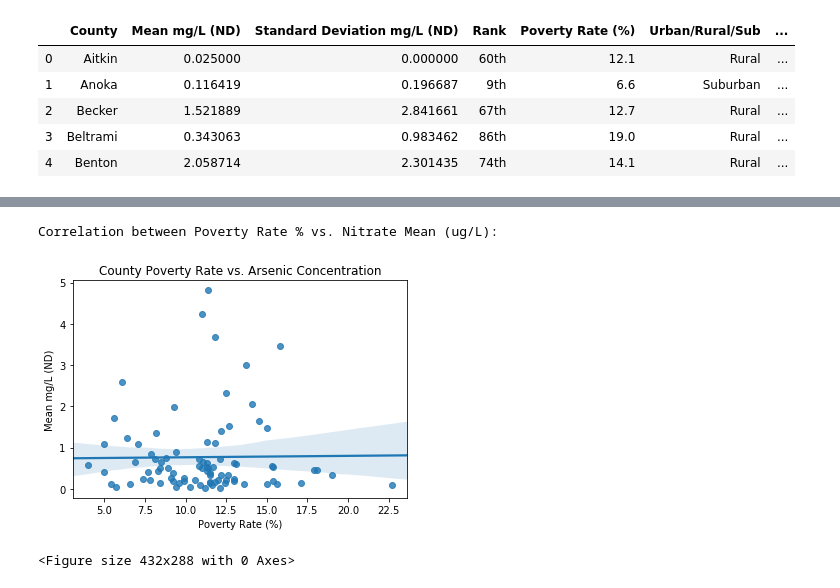
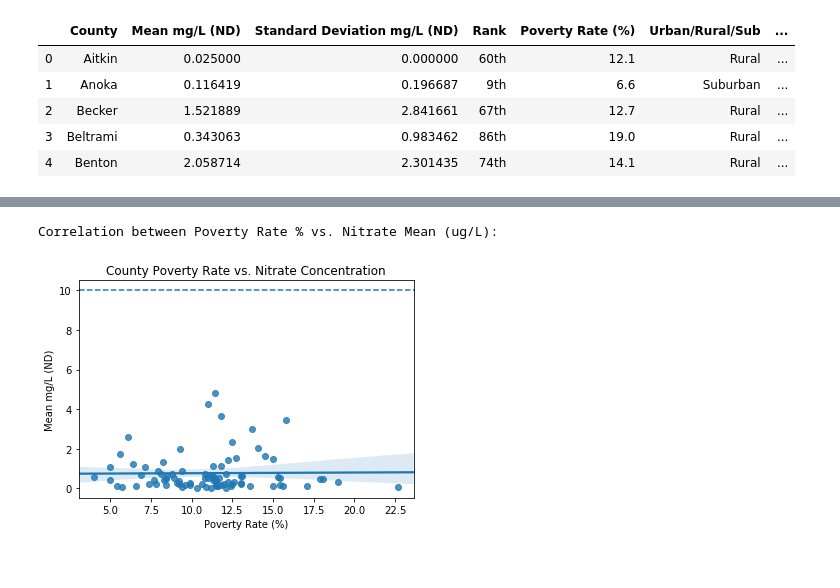
Before and after one commit to bkaczmarczik28/MN-Drinking-Water-Quality, a Jupyter notebook: PovertyByCounty-Nitrate.ipynb, the cells around one changed output, grey strips where cells are left out. Cells and saved outputs as stored; diff of their text form; code cells hidden in the pictures.

Commit message:
Update graphs

```diff
--- a/PovertyByCounty-Nitrate.ipynb
+++ b/PovertyByCounty-Nitrate.ipynb
@@ -235,15 +252,16 @@ ax.axhline(10, ls='--')
 # %%
 #plotting poverty rate vs. mean nitrate concentration to see if there is a correlation
 ax = sns.regplot(x=county_combined["Poverty Rate (%)"], y=county_combined["Mean mg/L (ND)"])
-ax.axes.set_title("County Poverty Rate vs. Arsenic Concentration")
+ax.axes.set_title("County Poverty Rate vs. Nitrate Concentration")
+ax.axhline(10, ls='--')
 
 #using function to calculate correlation factor
 print("Correlation between Poverty Rate % vs. Nitrate Mean (ug/L):")
 county_combined["Poverty Rate (%)"].corr(county_combined["Mean mg/L (ND)"])
 
+
+plt.savefig("regression_line_nitrate2017.png")
 plt.show()
-plt.savefig("regression_line_nitrate2017.png")
 # %% [output]
 Correlation between Poverty Rate % vs. Nitrate Mean (ug/L):
-[figure, old version]
+[figure, new version]
-<Figure size 432x288 with 0 Axes>
```
Also changed, not shown: parts of 5 cells of this notebook, 15 other files.
